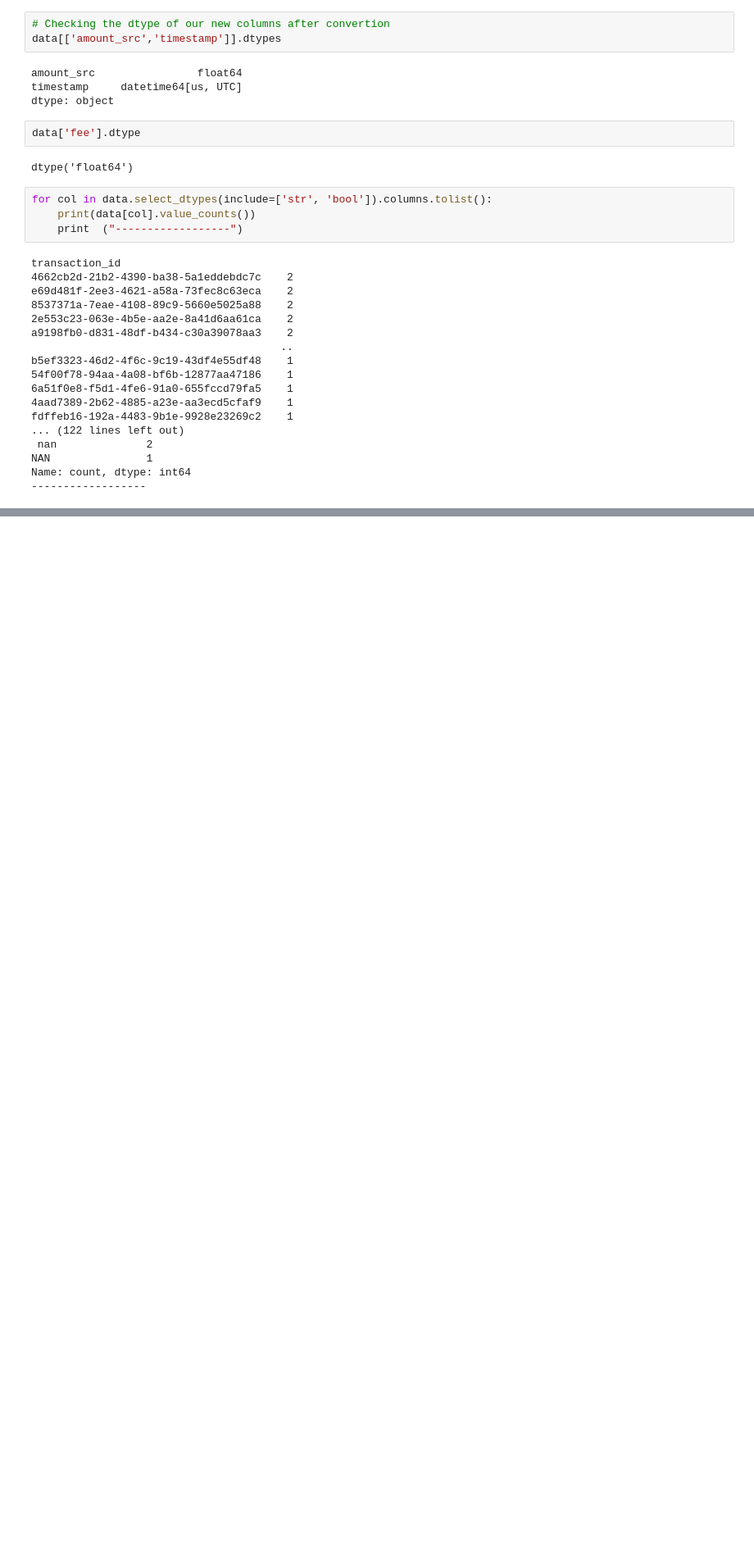
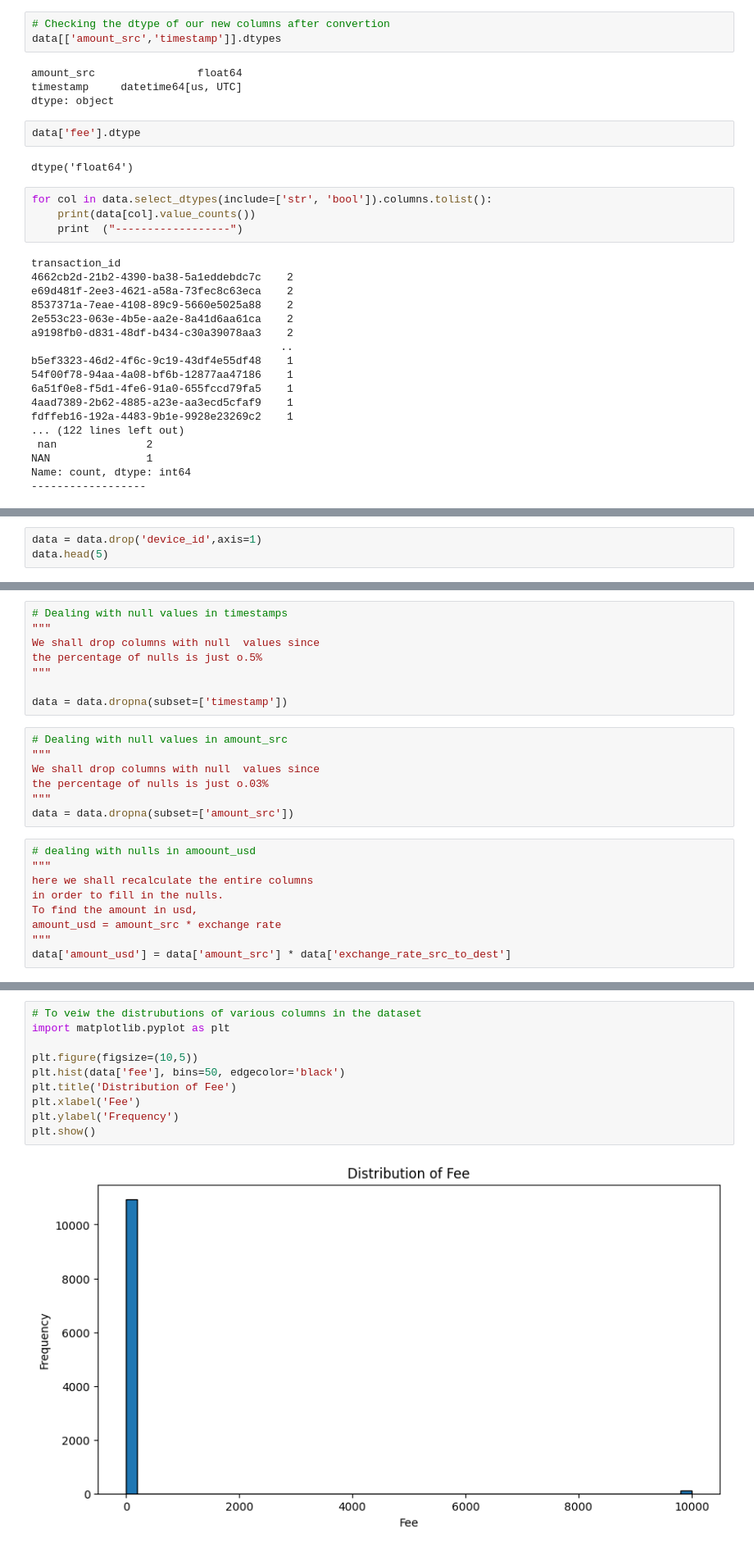
Before and after one commit to GideonGanah/FraudDetection, a Jupyter notebook: EDA.ipynb, the cells around one changed output, grey strips where cells are left out. Shown at 82% size. Saved outputs shown, nothing was run; the diff lists cells and outputs as text; blank space fills up the shorter version.

```diff
--- a/EDA.ipynb
+++ b/EDA.ipynb
@@ -152,0 +163,3 @@ Name: count, dtype: int64
+# %%
+data = data.drop('device_id',axis=1)
+data.head(5)
@@ -152,0 +245,24 @@ Name: count, dtype: int64
+# %%
+# Dealing with null values in timestamps
+"""
+We shall drop columns with null  values since
+the percentage of nulls is just o.5%
+"""
+
+data = data.dropna(subset=['timestamp'])
+# %%
+# Dealing with null values in amount_src
+"""
+We shall drop columns with null  values since
+the percentage of nulls is just o.03%
+"""
+data = data.dropna(subset=['amount_src'])
+# %%
+# dealing with nulls in amoount_usd
+"""
+here we shall recalculate the entire columns
+in order to fill in the nulls.
+To find the amount in usd,
+amount_usd = amount_src * exchange rate
+"""
+data['amount_usd'] = data['amount_src'] * data['exchange_rate_src_to_dest']
@@ -152,0 +285,12 @@ Name: count, dtype: int64
+# %%
+# To veiw the distrubutions of various columns in the dataset
+import matplotlib.pyplot as plt
+
+plt.figure(figsize=(10,5))
+plt.hist(data['fee'], bins=50, edgecolor='black')
+plt.title('Distribution of Fee')
+plt.xlabel('Fee')
+plt.ylabel('Frequency')
+plt.show()
+# %% [output]
+[figure, added]
```
Also changed, not shown: parts of 33 cells of this notebook, 1 other file.
